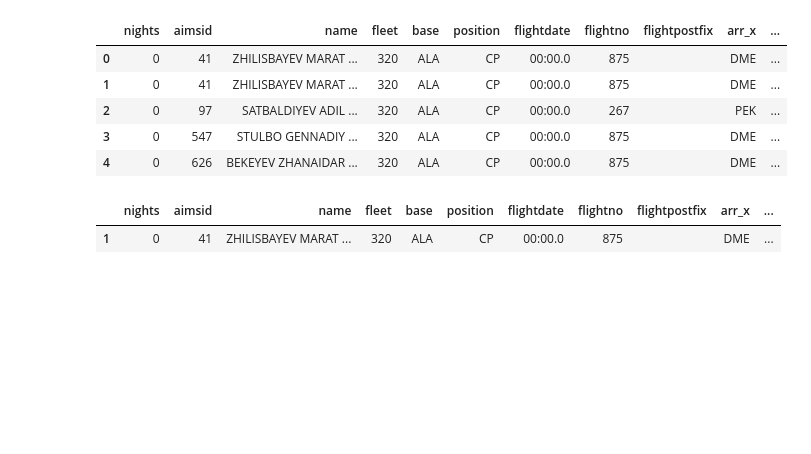
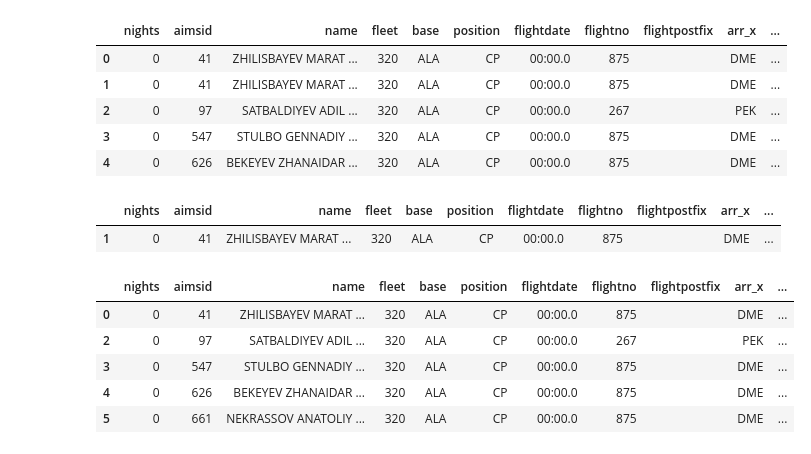
Before and after one commit to achilovahello/ala-airbus, a Jupyter notebook: airbus_ala.ipynb, the cells around one changed output. Saved outputs shown, nothing was run; the diff lists cells and outputs as text; code cells hidden in the pictures; blank space fills up the shorter version.

```diff
--- a/airbus_ala.ipynb
+++ b/airbus_ala.ipynb
@@ -376,3 +280,12 @@ DME_PEK_IST[DME_PEK_IST.duplicated()]
 | 1 | 0 | 41 | ZHILISBAYEV MARAT ... | 320 | ALA | CP | 00:00.0 | 875 |  | DME | ... |
 # %%
 DME_PEK_IST=DME_PEK_IST.drop_duplicates()
+# %%
+DME_PEK_IST.head()
+# %% [output]
+|  | nights | aimsid | name | fleet | base | position | flightdate | flightno | flightpostfix | arr_x | ... |
+| 0 | 0 | 41 | ZHILISBAYEV MARAT ... | 320 | ALA | CP | 00:00.0 | 875 |  | DME | ... |
+| 2 | 0 | 97 | SATBALDIYEV ADIL ... | 320 | ALA | CP | 00:00.0 | 267 |  | PEK | ... |
+| 3 | 0 | 547 | STULBO GENNADIY ... | 320 | ALA | CP | 00:00.0 | 875 |  | DME | ... |
+| 4 | 0 | 626 | BEKEYEV ZHANAIDAR ... | 320 | ALA | CP | 00:00.0 | 875 |  | DME | ... |
+| 5 | 0 | 661 | NEKRASSOV ANATOLIY ... | 320 | ALA | CP | 00:00.0 | 875 |  | DME | ... |
```
Also changed, not shown: parts of 59 cells of this notebook.
